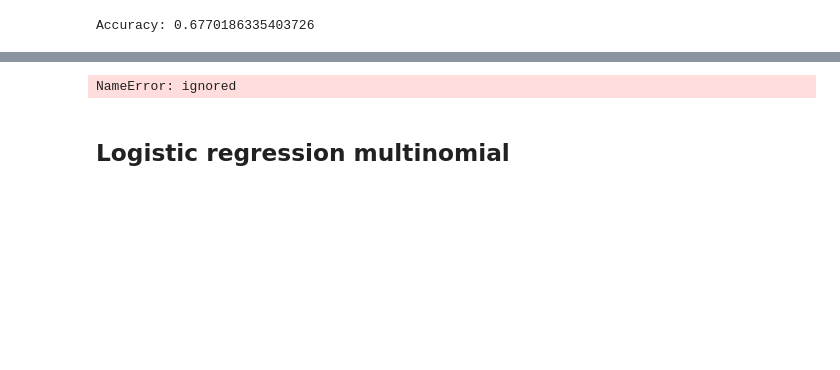
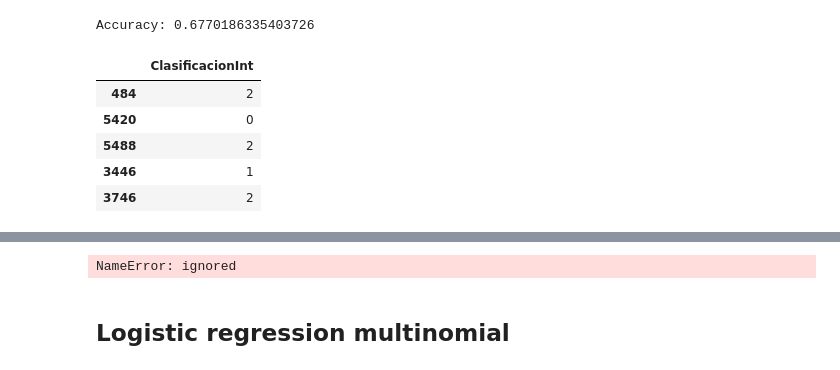
Before and after one commit to cvillarr123/marketingKPI, a Jupyter notebook: PROYECTO.ipynb, the cells around one changed output, grey strips where cells are left out. Cells and saved outputs as stored; diff of their text form; code cells hidden in the pictures; blank space fills up the shorter version.

```diff
--- a/PROYECTO.ipynb
+++ b/PROYECTO.ipynb
@@ -519,3 +578,12 @@ y_pred=reglog.predict(X_test)
 print("Accuracy:",metrics.accuracy_score(y_test, y_pred))
 # %% [output]
 Accuracy: 0.6770186335403726
+# %%
+y_test.head()
+# %% [output]
+|  | ClasificacionInt |
+| 484 | 2 |
+| 5420 | 0 |
+| 5488 | 2 |
+| 3446 | 1 |
+| 3746 | 2 |
```
Also changed, not shown: parts of 38 cells of this notebook.
